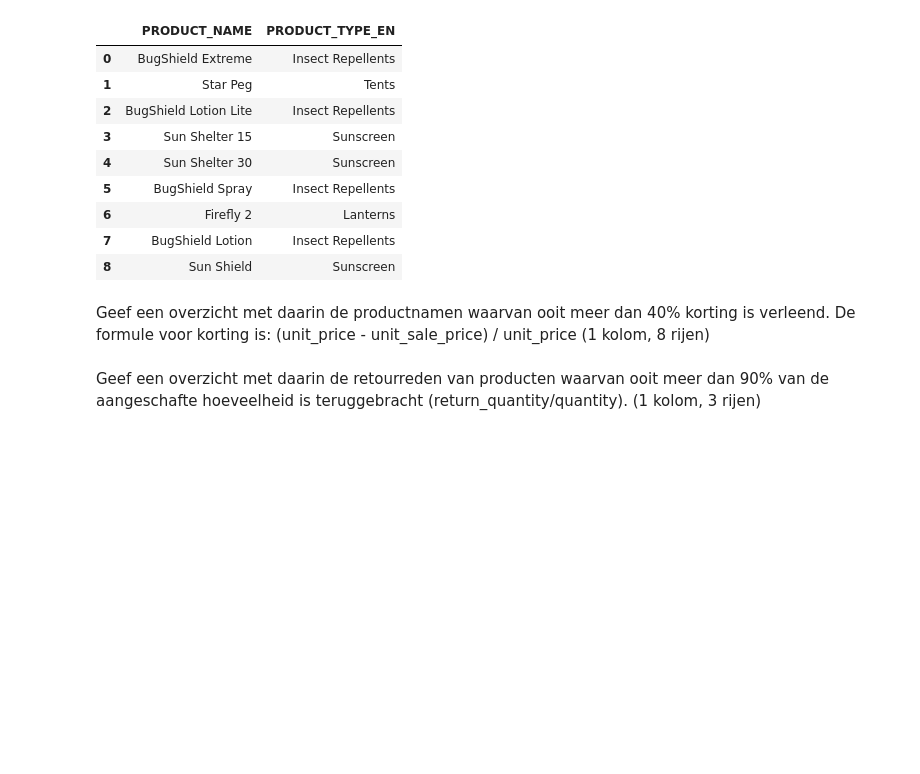
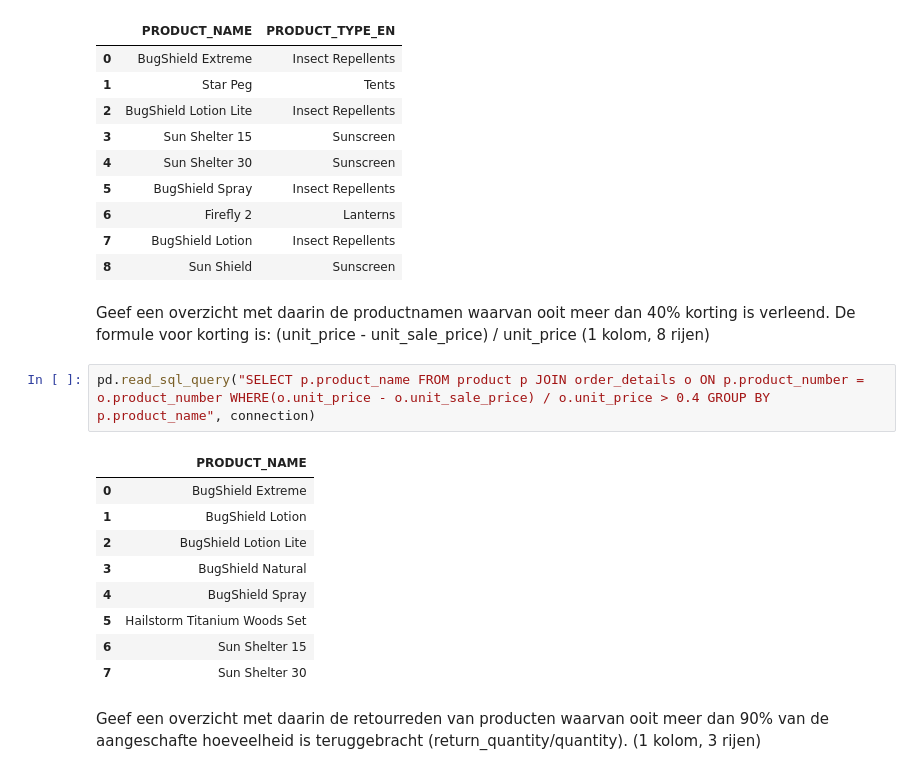
Before and after one commit to alex24106429/DEAI-Portfolio, a Jupyter notebook: week_1/werkcollege_2/Opdrachten_w1_wc2.ipynb, the cells around one changed output. Saved outputs shown, nothing was run; the diff lists cells and outputs as text; blank space fills up the shorter version.

Commit message:
overzicht productnamen 40% korting

```diff
--- a/week_1/werkcollege_2/Opdrachten_w1_wc2.ipynb
+++ b/week_1/werkcollege_2/Opdrachten_w1_wc2.ipynb
@@ -313,6 +324,18 @@ pd.read_sql_query("SELECT DISTINCT(PRODUCT_NAME), product_type.PRODUCT_TYPE_EN F
 | 8 | Sun Shield | Sunscreen |
 # %% [markdown]
 Geef een overzicht met daarin de productnamen waarvan ooit meer dan 40% korting is verleend. De formule voor korting is: (unit_price - unit_sale_price) / unit_price (1 kolom, 8 rijen)
+# %%
+pd.read_sql_query("SELECT p.product_name FROM product p JOIN order_details o ON p.product_number = o.product_number WHERE(o.unit_price - o.unit_sale_price) / o.unit_price > 0.4 GROUP BY p.product_name", connection)
+# %% [output]
+|  | PRODUCT_NAME |
+| 0 | BugShield Extreme |
+| 1 | BugShield Lotion |
+| 2 | BugShield Lotion Lite |
+| 3 | BugShield Natural |
+| 4 | BugShield Spray |
+| 5 | Hailstorm Titanium Woods Set |
+| 6 | Sun Shelter 15 |
+| 7 | Sun Shelter 30 |
 # %% [markdown]
 Geef een overzicht met daarin de retourreden van producten waarvan ooit meer dan 90% van de aangeschafte hoeveelheid is teruggebracht (return_quantity/quantity). (1 kolom, 3 rijen)
 # %% [markdown]
```
Also changed, not shown: parts of 2 cells of this notebook.
